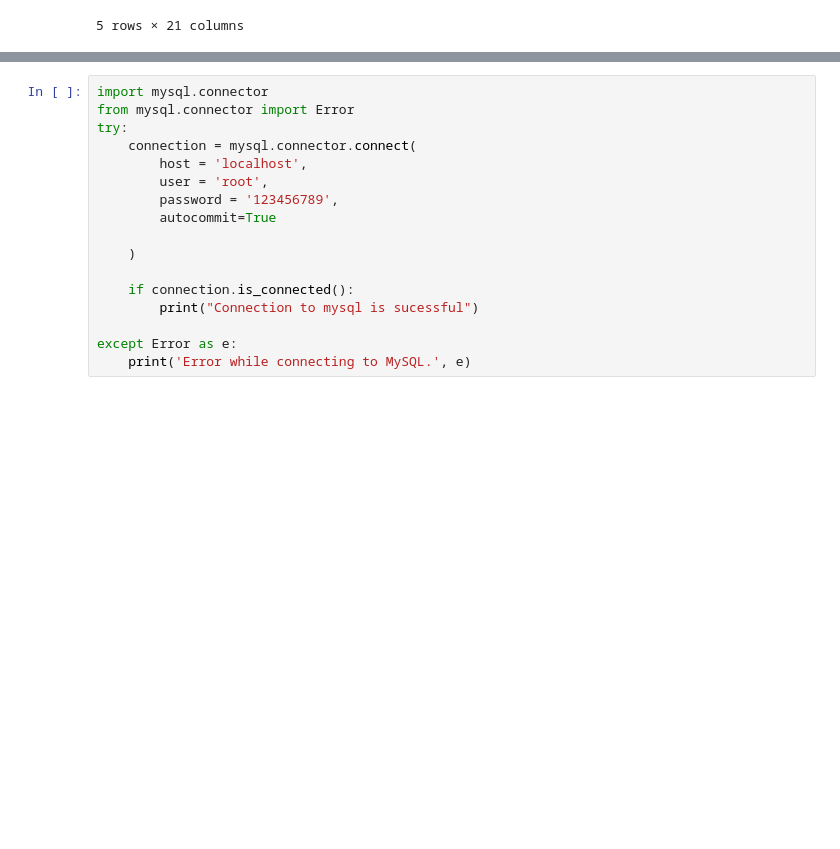
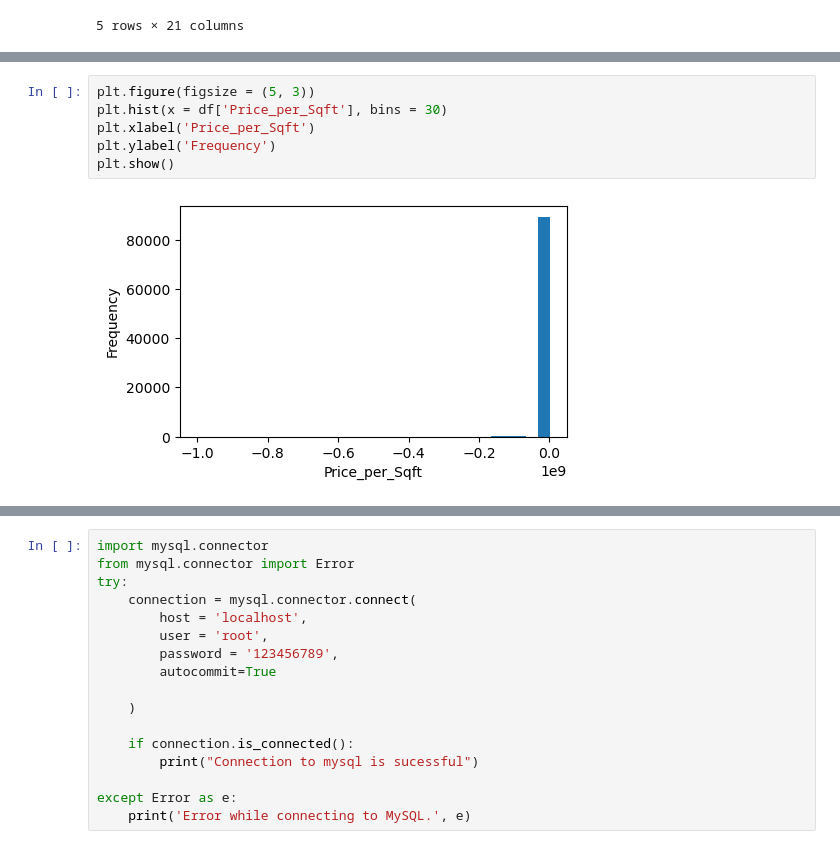
Before and after one commit to vanithadmr/luxury_house_sales, a Jupyter notebook: luxury_house.ipynb, the cells around one changed output, grey strips where cells are left out. Saved outputs shown, nothing was run; the diff lists cells and outputs as text; blank space fills up the shorter version.

```diff
--- a/luxury_house.ipynb
+++ b/luxury_house.ipynb
@@ -410,0 +448,8 @@ df.head()
+# %%
+plt.figure(figsize = (5, 3))
+plt.hist(x = df['Price_per_Sqft'], bins = 30)
+plt.xlabel('Price_per_Sqft')
+plt.ylabel('Frequency')
+plt.show()
+# %% [output]
+[figure, added]
```
Also changed, not shown: parts of 8 cells of this notebook.
